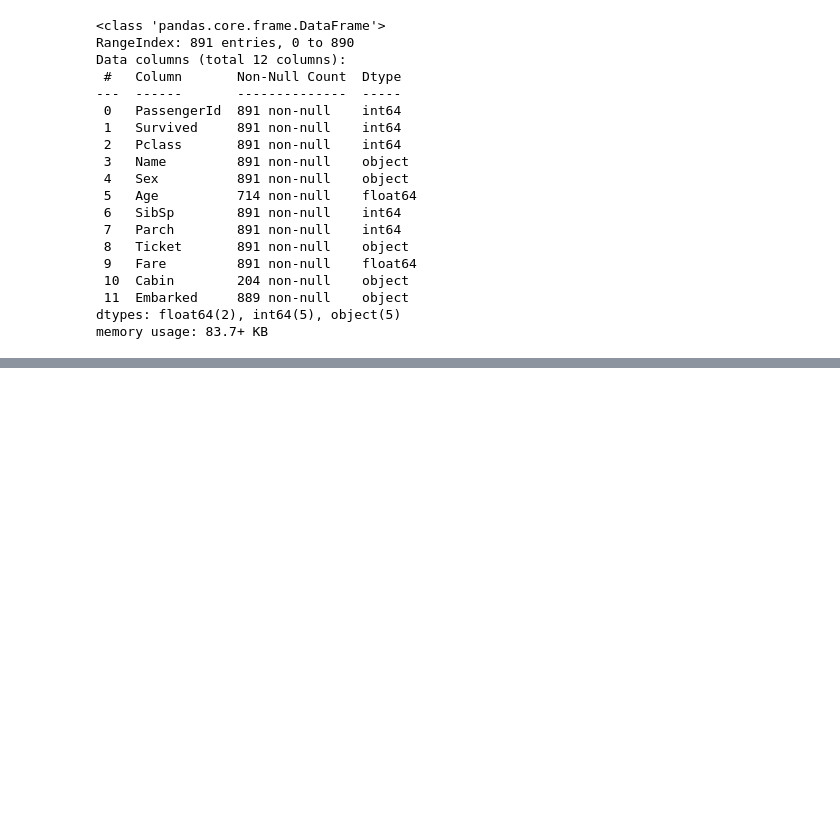
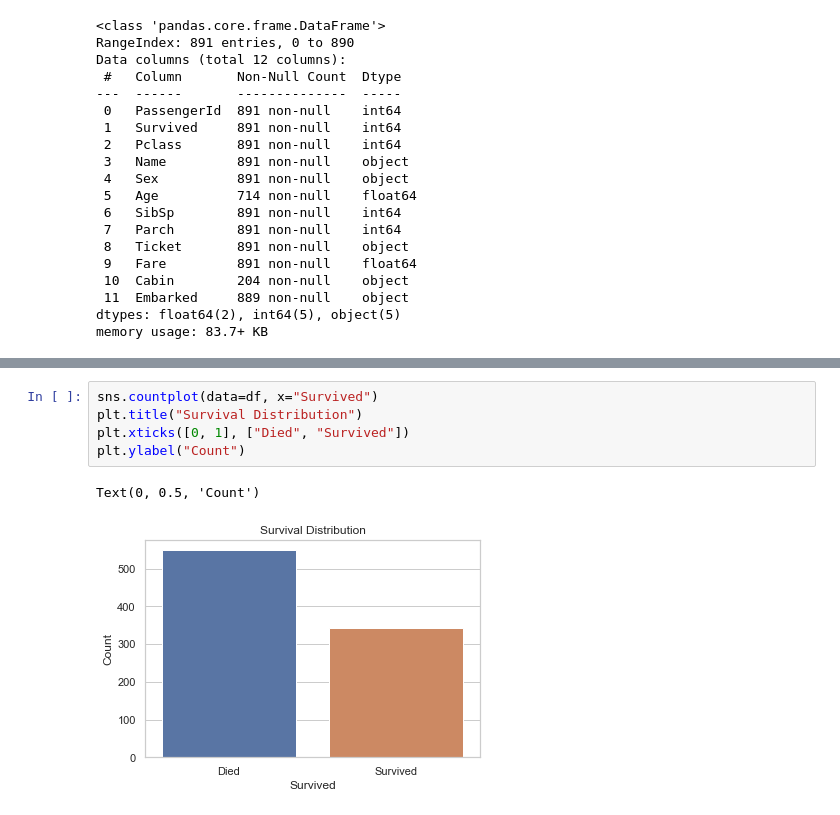
Before and after one commit to NehuenVill/Titanic-survival-prediction-model, a Jupyter notebook: notebooks/01_Exploration.ipynb, the cells around one changed output, grey strips where cells are left out. Drawn from its saved outputs; the diff is of its cells as text; blank space fills up the shorter version.

```diff
--- a/notebooks/01_Exploration.ipynb
+++ b/notebooks/01_Exploration.ipynb
@@ -59,0 +82,8 @@ df.describe(include="all")
+# %%
+sns.countplot(data=df, x="Survived")
+plt.title("Survival Distribution")
+plt.xticks([0, 1], ["Died", "Survived"])
+plt.ylabel("Count")
+# %% [output]
+Text(0, 0.5, 'Count')
+[figure, added]
```
Also changed, not shown: parts of 6 cells of this notebook.
